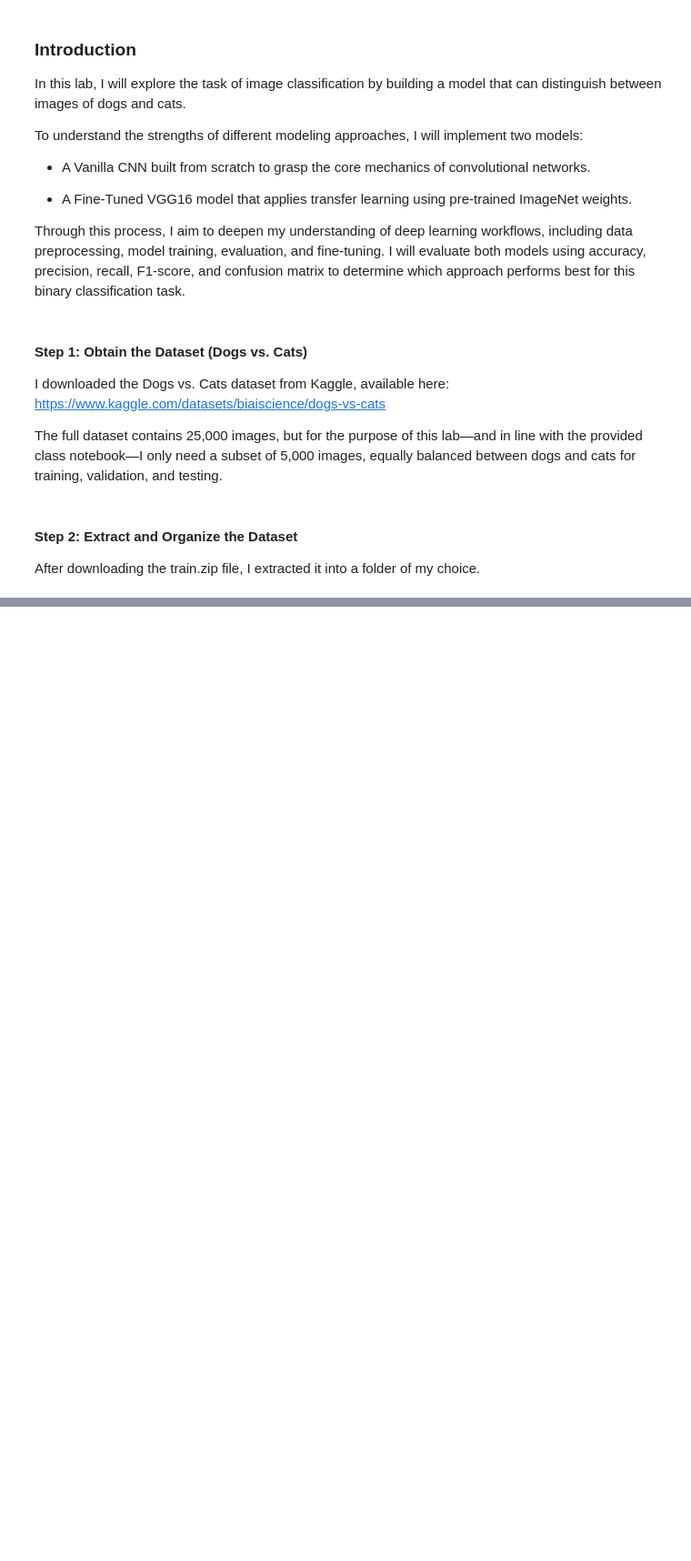
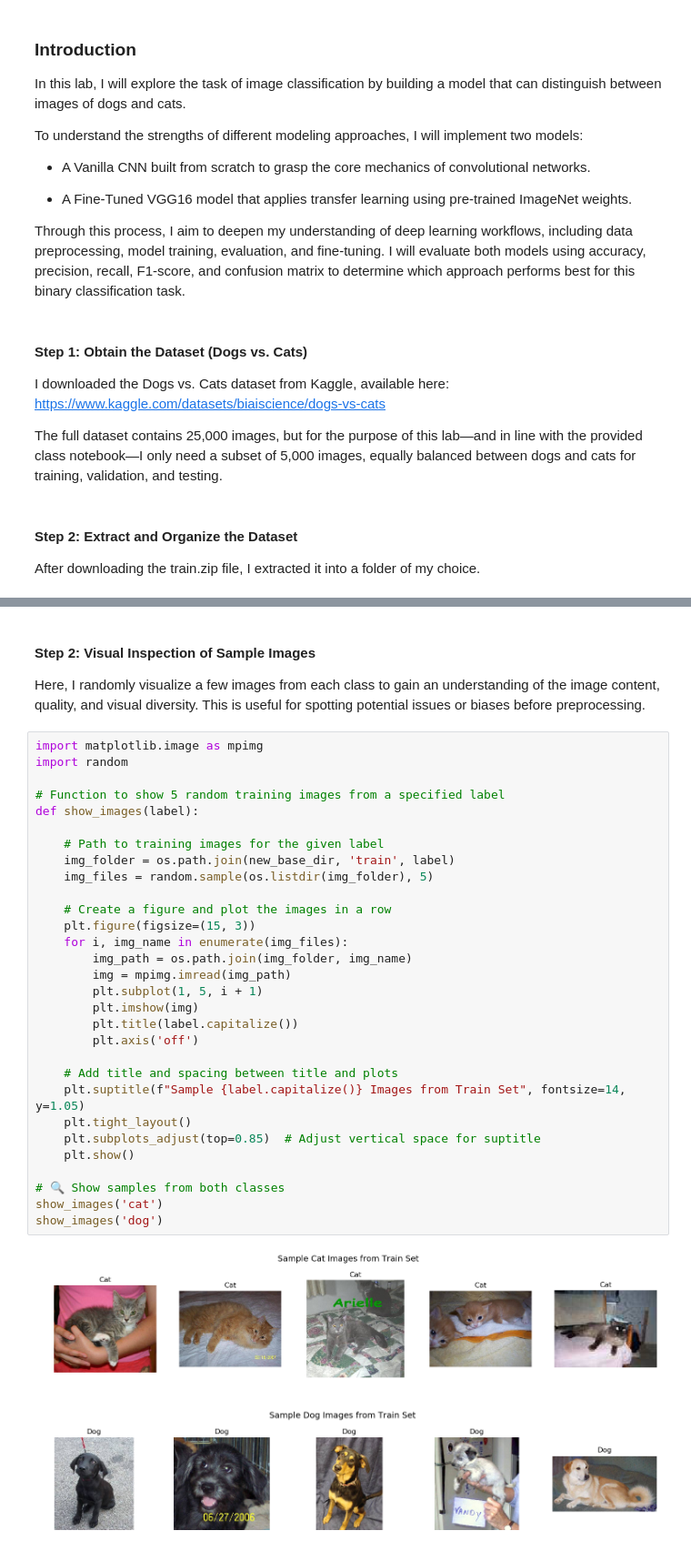
Before and after one commit to MandeepCon/CSCN8010-Practical-Lab-3, a Jupyter notebook: PracticalLab3.ipynb, the cells around one changed output, grey strips where cells are left out. Shown at 91% size. Drawn from its saved outputs; the diff is of its cells as text; blank space fills up the shorter version.

```diff
--- a/PracticalLab3.ipynb
+++ b/PracticalLab3.ipynb
@@ -91,0 +125,36 @@ Copied 1000 images to 'test/dog'
+# %% [markdown]
+#### **Step 2: Visual Inspection of Sample Images**
+Here, I randomly visualize a few images from each class to gain an understanding of the image content, quality, and visual diversity. This is useful for spotting potential issues or biases before preprocessing.
+# %%
+import matplotlib.image as mpimg
+import random
+
+# Function to show 5 random training images from a specified label
+def show_images(label):
+
+    # Path to training images for the given label
+    img_folder = os.path.join(new_base_dir, 'train', label)
+    img_files = random.sample(os.listdir(img_folder), 5)
+
+    # Create a figure and plot the images in a row
+    plt.figure(figsize=(15, 3))
+    for i, img_name in enumerate(img_files):
+        img_path = os.path.join(img_folder, img_name)
+        img = mpimg.imread(img_path)
+        plt.subplot(1, 5, i + 1)
+        plt.imshow(img)
+        plt.title(label.capitalize())
+        plt.axis('off')
+
+    # Add title and spacing between title and plots
+    plt.suptitle(f"Sample {label.capitalize()} Images from Train Set", fontsize=14, y=1.05)
+    plt.tight_layout()
+    plt.subplots_adjust(top=0.85)  # Adjust vertical space for suptitle
+    plt.show()
+
+# 🔍 Show samples from both classes
+show_images('cat')
+show_images('dog')
+# %% [output]
+[figure, added]
+[figure, added]
```
Also changed, not shown: parts of 7 cells of this notebook.
